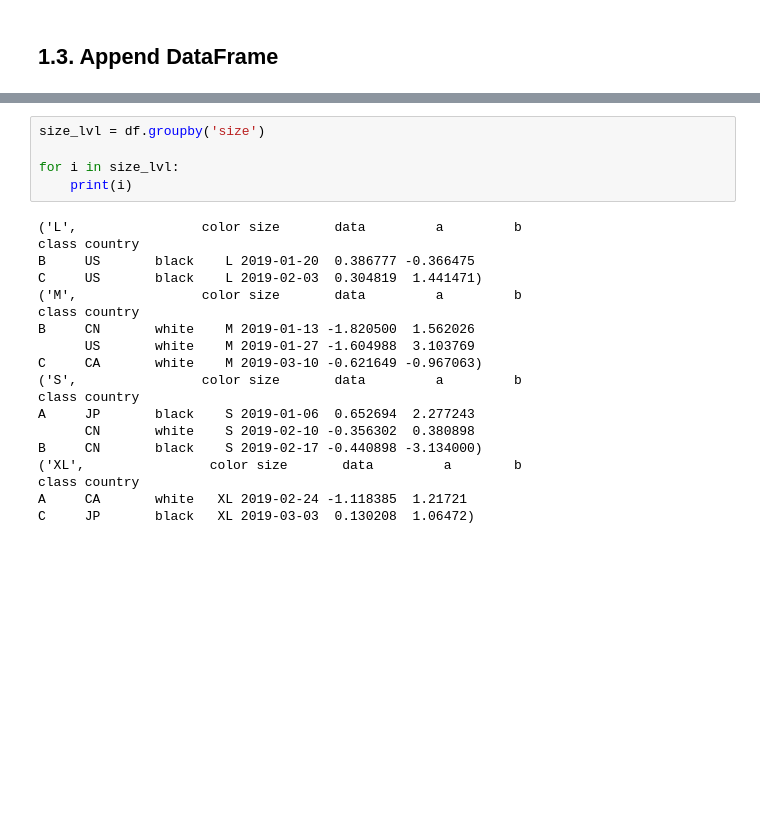
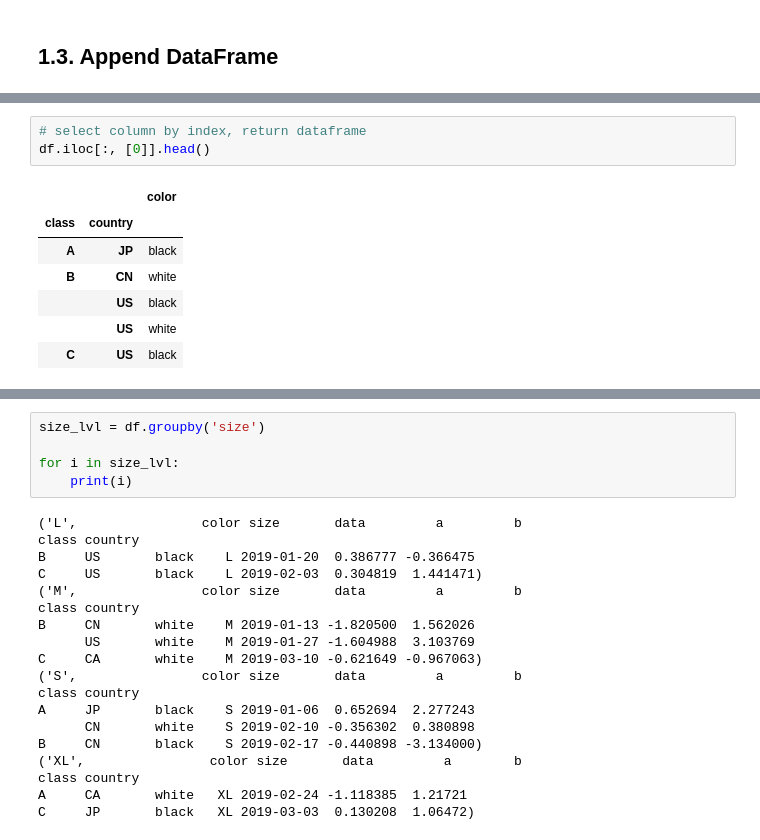
Before and after one commit to Jay4869/Data-Science, a Jupyter notebook: Python/Pandas Notes.ipynb, the cells around one changed output, grey strips where cells are left out. Saved outputs shown, nothing was run; the diff lists cells and outputs as text; blank space fills up the shorter version.

```diff
--- a/Python/Pandas Notes.ipynb
+++ b/Python/Pandas Notes.ipynb
@@ -84,0 +151,11 @@ pd.concat([df2, pd.DataFrame(temp)], ignore_index=True)
+# %%
+# select column by index, return dataframe
+df.iloc[:, [0]].head()
+# %% [output]
+|  |  | color |
+| class | country |  |
+| A | JP | black |
+| B | CN | white |
+|  | US | black |
+|  | US | white |
+| C | US | black |
```
Also changed, not shown: parts of 20 cells of this notebook.
